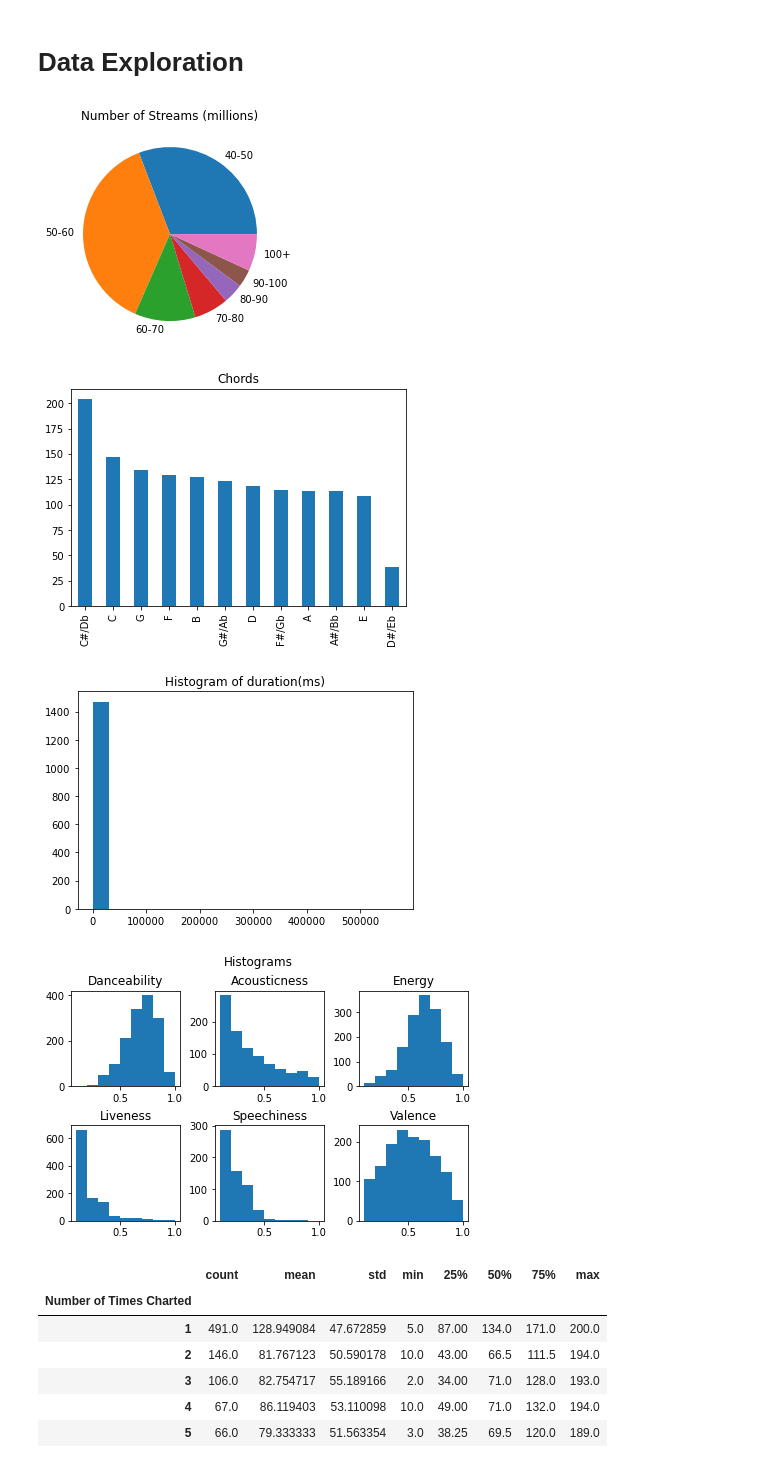
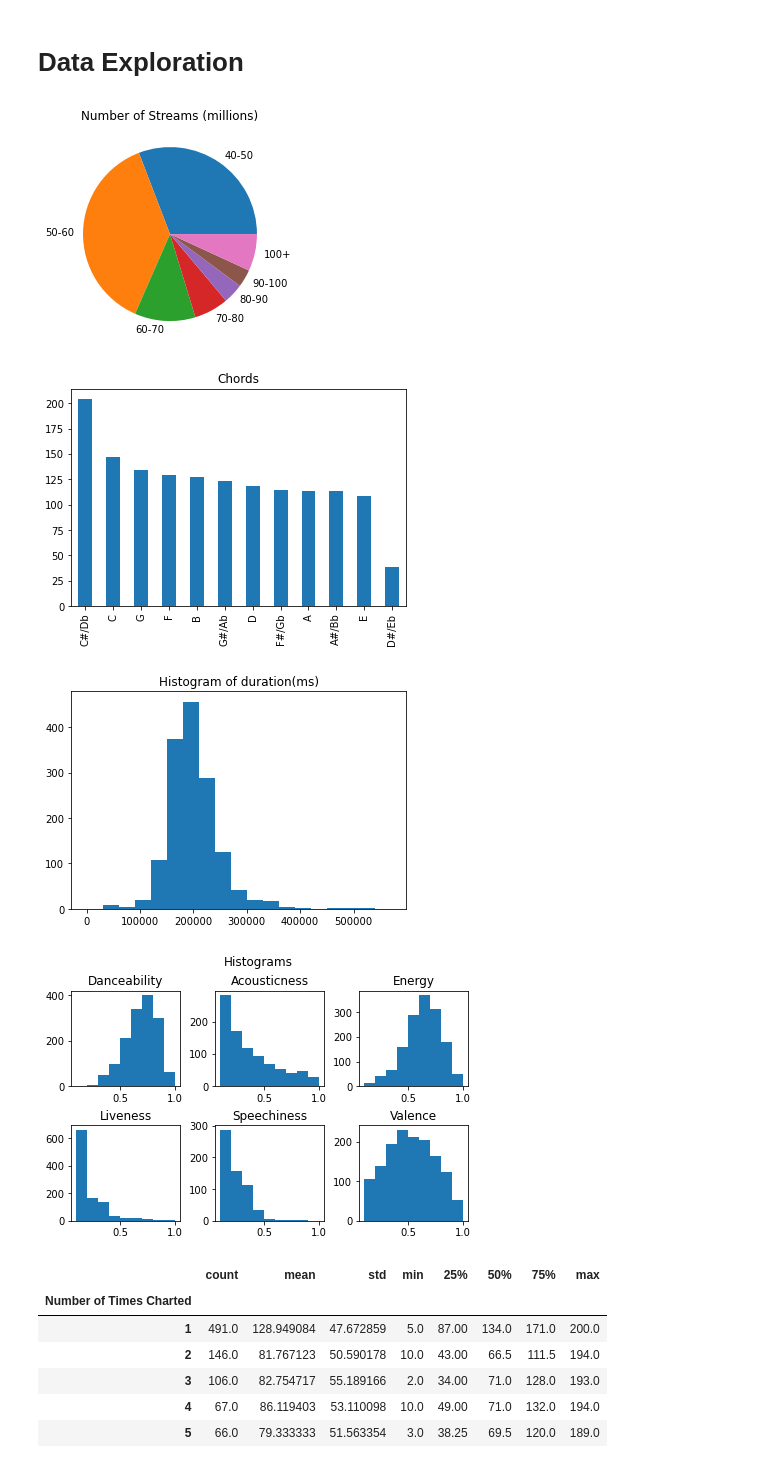
Before and after one commit to bebeal/Data-Mining-Final-Project, a Jupyter notebook: Music Prediction.ipynb, the cells around one changed output. Drawn from its saved outputs; the diff is of its cells as text; code cells hidden in the pictures.

```diff
--- a/Music Prediction.ipynb
+++ b/Music Prediction.ipynb
@@ -183,35 +183,35 @@ labels = np.array(['0-10', '10-20', '20-30', '30-40', '40-50', '50-60', '60-70',
 labels = labels[percentages != 0]
 percentages = percentages[percentages != 0]
 fig, ax = plt.subplots(1, 1)
 ax.pie(percentages, labels=labels)
 ax.set_title('Number of Streams (millions)')
 plt.show()
 
 # should sort chords from low to high?
 ax = data['Chord'].value_counts().plot.bar()
 ax.set_title('Chords')
 plt.show()
 
 duration_bins = list(range(0, 30000*2*10, 30000))
 fig, ax = plt.subplots(1, 1)
-ax.hist(pd.to_numeric(data.iloc[:,-4]), bins=duration_bins)
+ax.hist(pd.to_numeric(data["Duration (ms)"]), bins=duration_bins)
 ax.ticklabel_format(style='plain')
 ax.set_title('Histogram of duration(ms)')
 plt.show()
 
 zero_to_one_bins = np.linspace(0.1, 1.0, 10)
 fig, ax = plt.subplots(2, 3, constrained_layout=True)
 zero_to_one_columns = ['Danceability', 'Acousticness', 'Energy', 'Liveness', 'Speechiness', 'Valence']
 for i in range(len(zero_to_one_columns)):
     idx = np.unravel_index(i, (2, 3))
     ax[idx].hist(pd.to_numeric(data[zero_to_one_columns[i]]), bins=zero_to_one_bins)
     ax[idx].set_title(zero_to_one_columns[i])
 fig.suptitle('Histograms')
 plt.show()
 # %% [output]
 [figure]
 [figure]
-[figure, old version]
+[figure, new version]
 [figure]
 # %%
 # Exploring
```
Also changed, not shown: parts of 1 cell of this notebook, 1 other file.
